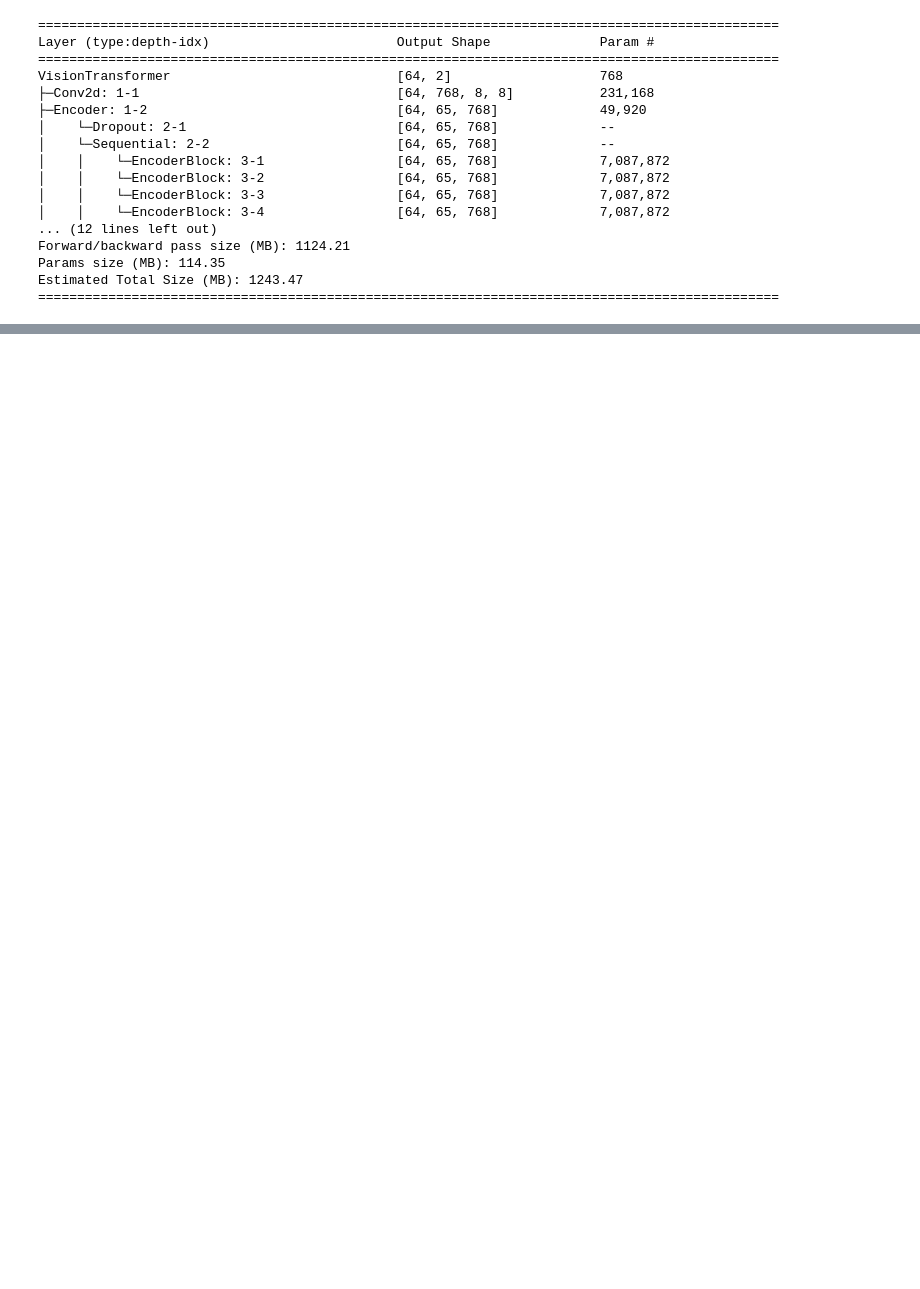
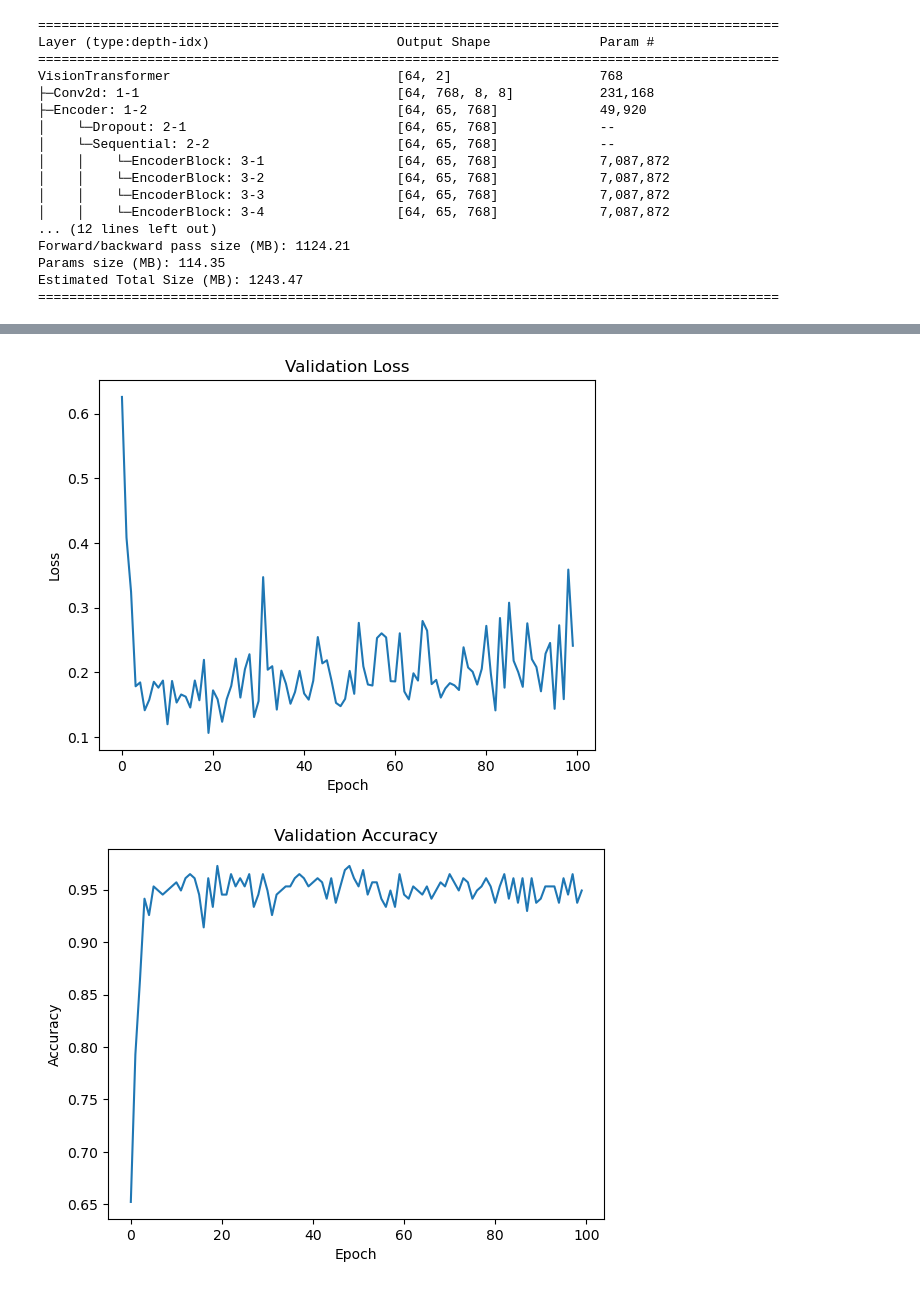
Before and after one commit to Gurpranked/Grad-CV-I_Final-Project, a Jupyter notebook: transformer_train.ipynb, the cells around one changed output, grey strips where cells are left out. Drawn from its saved outputs; the diff is of its cells as text; code cells hidden in the pictures; blank space fills up the shorter version.

```diff
--- a/transformer_train.ipynb
+++ b/transformer_train.ipynb
@@ -162,3 +131,17 @@ RuntimeError: element 0 of tensors does not require grad and does not have a gra
+# %%
+plt.plot(val_metrics['val_loss'])
+plt.xlabel('Epoch')
+plt.ylabel('Loss')
+plt.title('Validation Loss')
+plt.show()
+plt.plot(val_metrics['val_acc'])
+plt.xlabel('Epoch')
+plt.ylabel('Accuracy')
+plt.title('Validation Accuracy')
+plt.show()
+# %% [output]
+[figure, added]
+[figure, added]
 # %%
 from utilities import test_step
 
```
Also changed, not shown: parts of 15 cells of this notebook, 4 other files.
